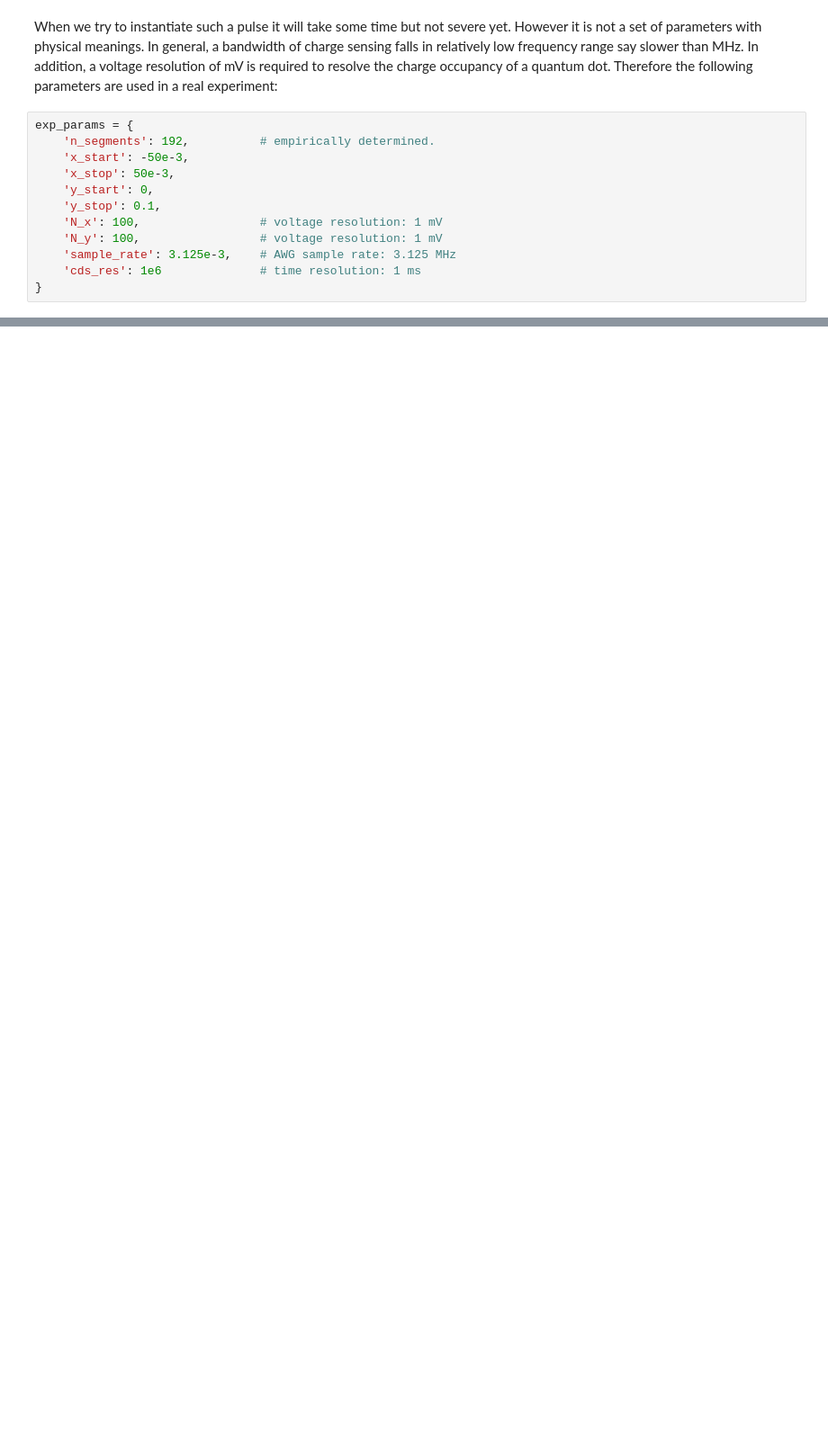
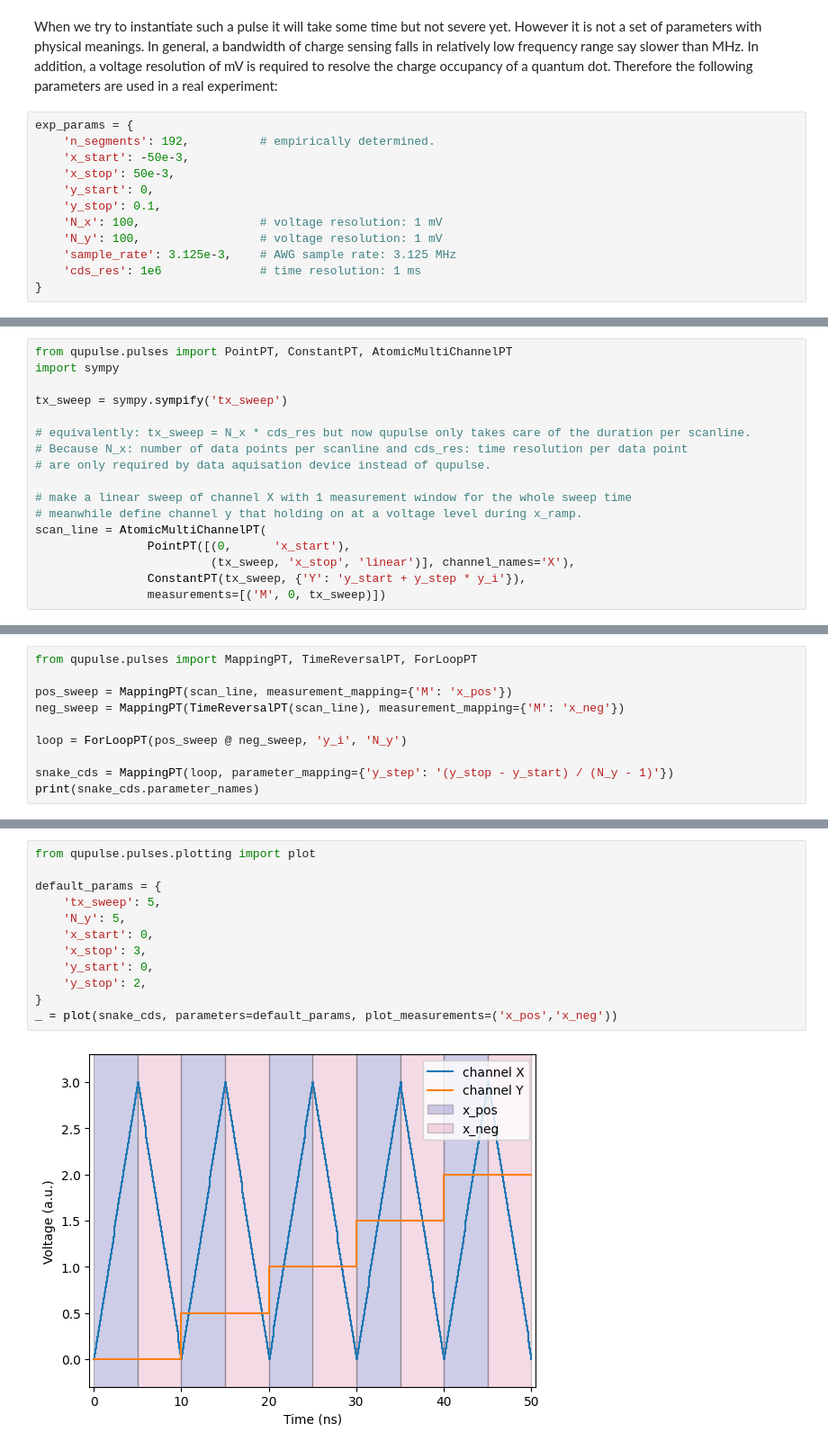
Before and after one commit to BrllsRX/qupulse, a Jupyter notebook: doc/source/examples/99SnakeChargeScan.ipynb, the cells around one changed output, grey strips where cells are left out. Shown: that part at 90% size. Cells and saved outputs as stored; diff of their text form; blank space fills up the shorter version.

```diff
--- a/doc/source/examples/99SnakeChargeScan.ipynb
+++ b/doc/source/examples/99SnakeChargeScan.ipynb
@@ -119,0 +124,17 @@ The main concern by now is building everything in qupluse including the measurem
+# %%
+from qupulse.pulses import PointPT, ConstantPT, AtomicMultiChannelPT
+import sympy
+
+tx_sweep = sympy.sympify('tx_sweep')
+
+# equivalently: tx_sweep = N_x * cds_res but now qupulse only takes care of the duration per scanline.
+# Because N_x: number of data points per scanline and cds_res: time resolution per data point
+# are only required by data aquisation device instead of qupulse.
+
+# make a linear sweep of channel X with 1 measurement window for the whole sweep time
+# meanwhile define channel y that holding on at a voltage level during x_ramp.
+scan_line = AtomicMultiChannelPT(
+                PointPT([(0,      'x_start'),
+                         (tx_sweep, 'x_stop', 'linear')], channel_names='X'),
+                ConstantPT(tx_sweep, {'Y': 'y_start + y_step * y_i'}),
+                measurements=[('M', 0, tx_sweep)])
@@ -119,0 +143,10 @@ The main concern by now is building everything in qupluse including the measurem
+# %%
+from qupulse.pulses import MappingPT, TimeReversalPT, ForLoopPT
+
+pos_sweep = MappingPT(scan_line, measurement_mapping={'M': 'x_pos'})
+neg_sweep = MappingPT(TimeReversalPT(scan_line), measurement_mapping={'M': 'x_neg'})
+
+loop = ForLoopPT(pos_sweep @ neg_sweep, 'y_i', 'N_y')
+
+snake_cds = MappingPT(loop, parameter_mapping={'y_step': '(y_stop - y_start) / (N_y - 1)'})
+print(snake_cds.parameter_names)
@@ -119,0 +157,14 @@ The main concern by now is building everything in qupluse including the measurem
+# %%
+from qupulse.pulses.plotting import plot
+
+default_params = {
+    'tx_sweep': 5,
+    'N_y': 5,
+    'x_start': 0,
+    'x_stop': 3,
+    'y_start': 0,
+    'y_stop': 2,
+}
+_ = plot(snake_cds, parameters=default_params, plot_measurements=('x_pos','x_neg'))
+# %% [output]
+[figure, added]
```
Also changed, not shown: parts of 11 cells of this notebook, 1 other file.
